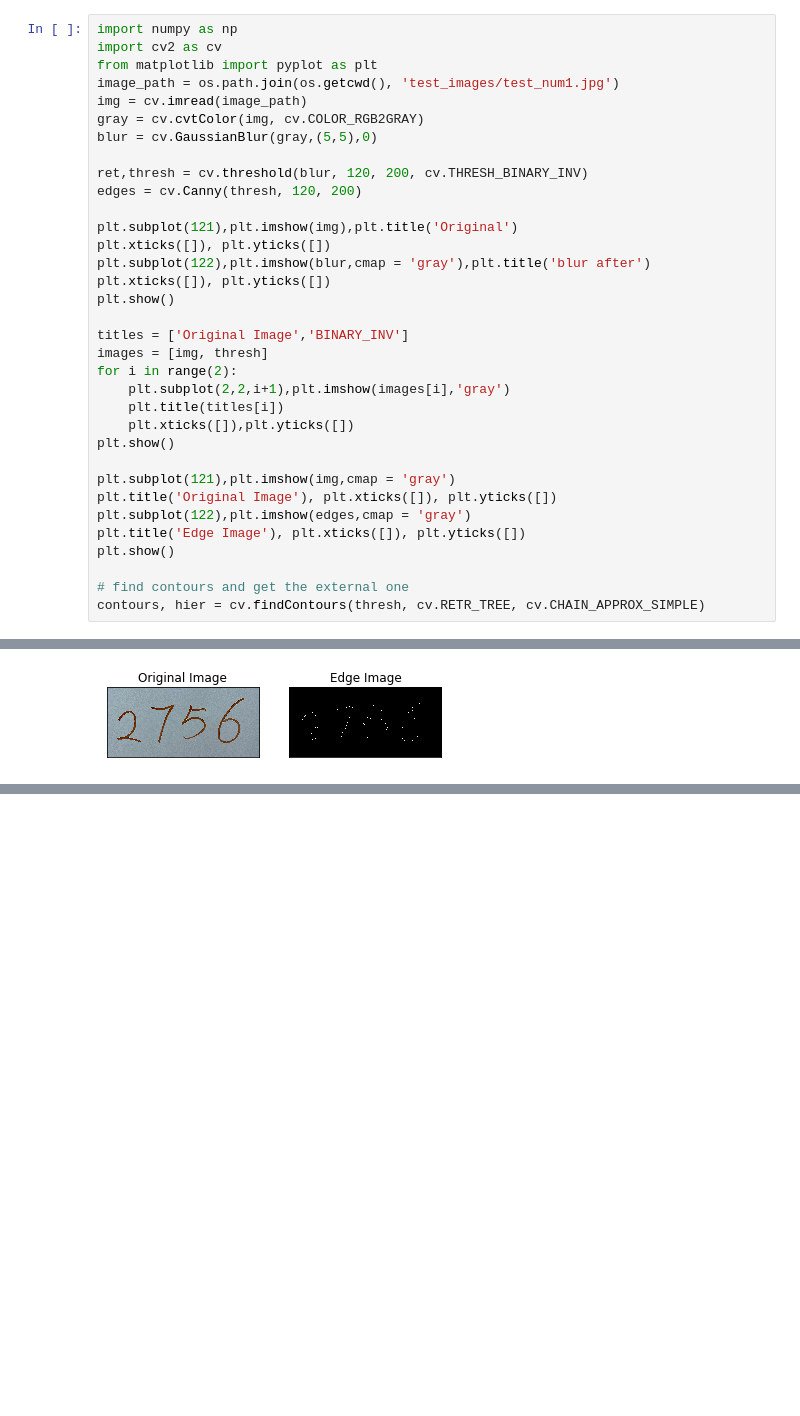
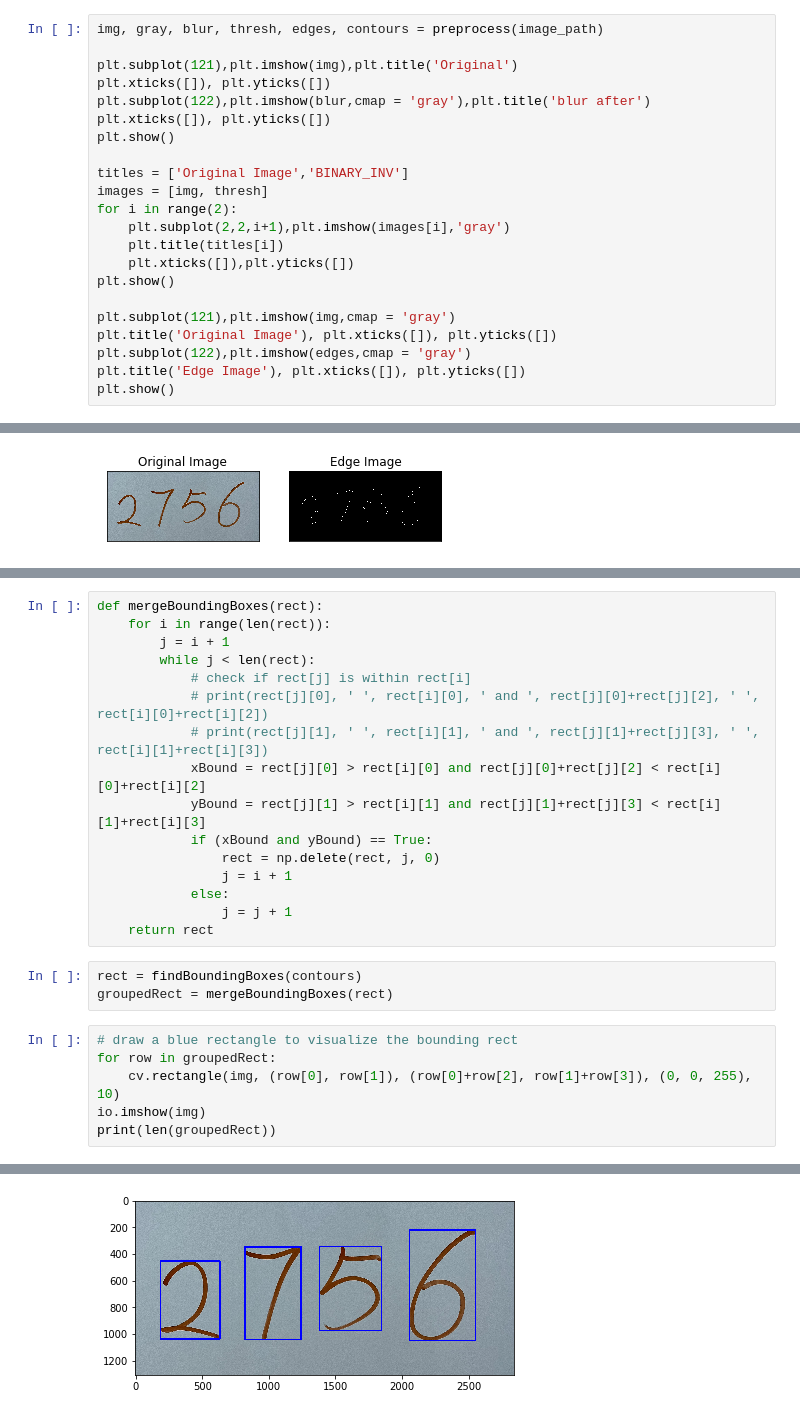
Before and after one commit to j-dong-cs/Handwritten_Digits_Recognition, a Jupyter notebook: preprocess.ipynb, the cells around one changed output, grey strips where cells are left out. Saved outputs shown, nothing was run; the diff lists cells and outputs as text; blank space fills up the shorter version.

Commit message:
Find and merge bounding box for each digit in the image.

```diff
--- a/preprocess.ipynb
+++ b/preprocess.ipynb
@@ -16,14 +38,5 @@ print(json.loads(response.text))
 # %%
-import numpy as np
-import cv2 as cv
-from matplotlib import pyplot as plt
-image_path = os.path.join(os.getcwd(), 'test_images/test_num1.jpg')
-img = cv.imread(image_path)
-gray = cv.cvtColor(img, cv.COLOR_RGB2GRAY)
-blur = cv.GaussianBlur(gray,(5,5),0)
-
-ret,thresh = cv.threshold(blur, 120, 200, cv.THRESH_BINARY_INV)
-edges = cv.Canny(thresh, 120, 200)
+img, gray, blur, thresh, edges, contours = preprocess(image_path)
 
 plt.subplot(121),plt.imshow(img),plt.title('Original')
 plt.xticks([]), plt.yticks([])
@@ -44,9 +57,6 @@ plt.title('Original Image'), plt.xticks([]), plt.yticks([])
 plt.subplot(122),plt.imshow(edges,cmap = 'gray')
 plt.title('Edge Image'), plt.xticks([]), plt.yticks([])
 plt.show()
-
-# find contours and get the external one
-contours, hier = cv.findContours(thresh, cv.RETR_TREE, cv.CHAIN_APPROX_SIMPLE)
 # %% [output]
 [figure]
 [figure]
@@ -87,0 +77,26 @@ io.imshow(blur)
+# %%
+def mergeBoundingBoxes(rect):
+    for i in range(len(rect)):
+        j = i + 1
+        while j < len(rect):
+            # check if rect[j] is within rect[i]
+            # print(rect[j][0], ' ', rect[i][0], ' and ', rect[j][0]+rect[j][2], ' ', rect[i][0]+rect[i][2])
+            # print(rect[j][1], ' ', rect[i][1], ' and ', rect[j][1]+rect[j][3], ' ', rect[i][1]+rect[i][3])
+            xBound = rect[j][0] > rect[i][0] and rect[j][0]+rect[j][2] < rect[i][0]+rect[i][2]
+            yBound = rect[j][1] > rect[i][1] and rect[j][1]+rect[j][3] < rect[i][1]+rect[i][3]
+            if (xBound and yBound) == True:
+                rect = np.delete(rect, j, 0)
+                j = i + 1
+            else:
+                j = j + 1
+    return rect
+# %%
+rect = findBoundingBoxes(contours)
+groupedRect = mergeBoundingBoxes(rect)
+# %%
+# draw a blue rectangle to visualize the bounding rect
+for row in groupedRect:
+    cv.rectangle(img, (row[0], row[1]), (row[0]+row[2], row[1]+row[3]), (0, 0, 255), 10)
+io.imshow(img)
+print(len(groupedRect))
+# %% [output]
@@ -87,0 +104 @@ io.imshow(blur)
+[figure, added]
```
Also changed, not shown: parts of 4 cells of this notebook.
